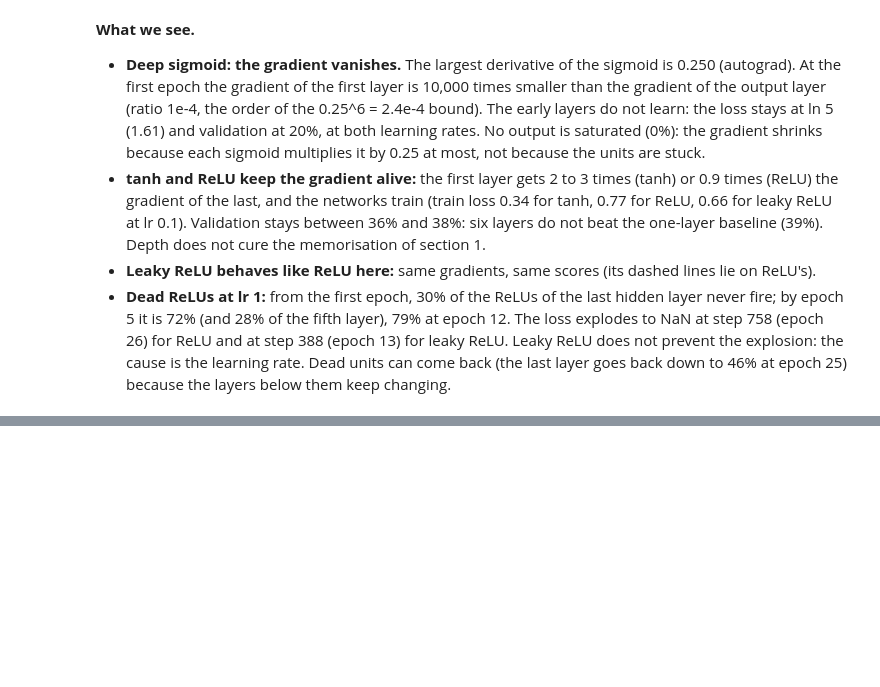
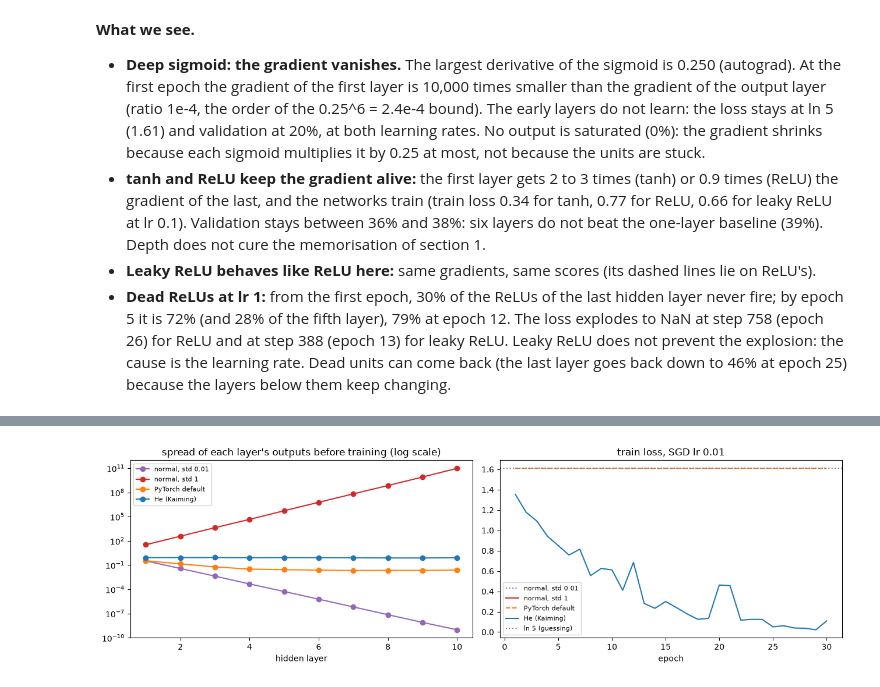
Before and after one commit to Xenodion/deep-learning-project-waerniers-lamy, a Jupyter notebook: src/deep_learning_project_waerniers_lamy_mahieddine/vision/P12_training_doctor.ipynb, the cells around one changed output, grey strips where cells are left out. Saved outputs shown, nothing was run; the diff lists cells and outputs as text; code cells hidden in the pictures; blank space fills up the shorter version.

```diff
--- a/src/deep_learning_project_waerniers_lamy_mahieddine/vision/P12_training_doctor.ipynb
+++ b/src/deep_learning_project_waerniers_lamy_mahieddine/vision/P12_training_doctor.ipynb
@@ -390,0 +399,14 @@ hidden layer 6                 0.45                 0.76                  0.34
+# %%
+INITS = {"normal, std 0.01": 0.01, "normal, std 1": 1.0, "PyTorch default": "default", "He (Kaiming)": "he"}
+init_colors = dict(zip(INITS, ["tab:purple", "tab:red", "tab:orange", "tab:blue"]))
+init_styles = dict(zip(INITS, [":", "-", "--", "-"]))  # two of them lie on the same flat line at ln 5
+spread = {}
+for label, init in INITS.items():
+    model = mlp(hidden=[256] * 10, init=init)
+    spread[label] = [s["act_std"] for s in activation_stats(monitored_layers(model)[1], model, data["X_train"]).values()]
+print("spread of the outputs of each hidden layer, before training:")
+print(pd.DataFrame(spread, index=range(1, 11)).T.map(lambda v: f"{v:.1e}"))
+
+init_runs = {label: train(mlp(hidden=[256] * 10, init=init), lr=0.01, optimizer="sgd") for label, init in INITS.items()}
+table(init_runs)[["NaN loss", "train loss, last epoch", "val acc, best epoch", "grad norm, layer 1, epoch 1",
+                  "dead units, last epoch (worst layer)"]]
@@ -390,0 +431,19 @@ hidden layer 6                 0.45                 0.76                  0.34
+# %%
+fig, axes = plt.subplots(1, 2, figsize=(13, 4))
+for label in INITS:
+    axes[0].plot(range(1, 11), spread[label], marker="o", color=init_colors[label], label=label)
+    loss = init_runs[label]["history"]["train_loss"]
+    axes[1].plot(range(1, EPOCHS + 1), loss, color=init_colors[label], linestyle=init_styles[label],
+                 label=label)  # NaN epochs are not drawn: "normal, std 1" has no line
+axes[0].set_yscale("log")
+axes[0].set_title("spread of each layer's outputs before training (log scale)")
+axes[0].set_xlabel("hidden layer")
+axes[0].legend(fontsize=8)
+axes[1].axhline(math.log(5), color="grey", linestyle=":", label="ln 5 (guessing)")
+axes[1].set_title("train loss, SGD lr 0.01")
+axes[1].set_xlabel("epoch")
+axes[1].legend(fontsize=8)
+plt.tight_layout()
+plt.show()
+# %% [output]
+[figure, added]
```
Also changed, not shown: parts of 7 cells of this notebook.
